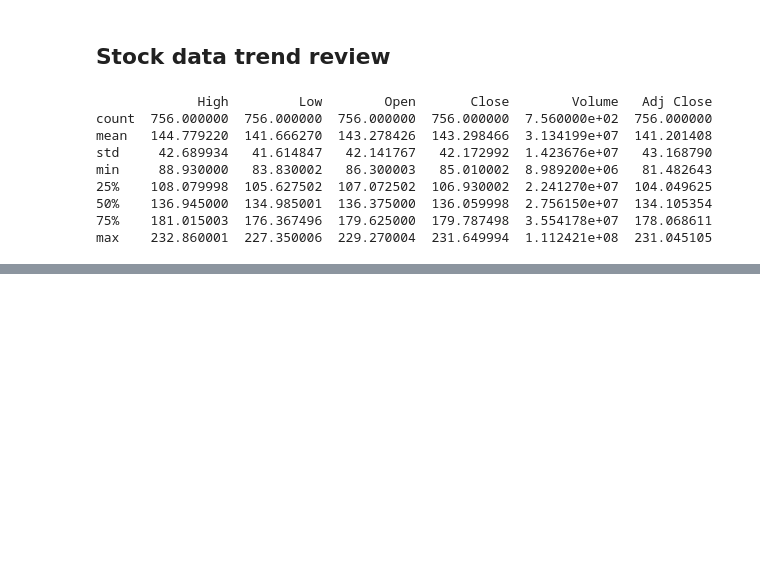
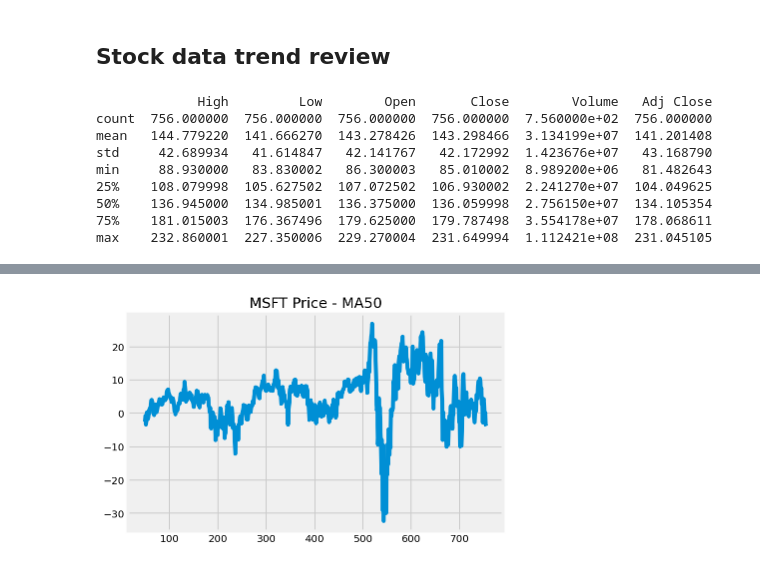
Before and after one commit to maxwillzq/algoTrading, a Jupyter notebook: Portfolio_Optimization_Algo_Trading.ipynb, the cells around one changed output, grey strips where cells are left out. Saved outputs shown, nothing was run; the diff lists cells and outputs as text; code cells hidden in the pictures; blank space fills up the shorter version.

```diff
--- a/Portfolio_Optimization_Algo_Trading.ipynb
+++ b/Portfolio_Optimization_Algo_Trading.ipynb
@@ -100,6 +100,38 @@ def draw_moving_average_plot(df, param={}):
   #fig.savefig('AAPL_plot.png', dpi=300)
   plt.show()
   print(df.tail())
+
+def draw_price_to_ma_distance(df, stock_name, param={}):
+  ma = 50
+  if "MA" in param:
+    ma = param["MA"]
+  df['MA' + str(ma)] = df['Adj Close'].rolling(ma).mean()
+  plt.plot(df.index, df['Adj Close'] - df['MA' + str(ma)])
+  plt.title(f"{stock_name} Price - MA{ma}" )
+  plt.show()
+
+
+from scipy.stats import linregress
+def indicator_2(df,param={}):
+
+  def momentum(closes):
+      returns = np.log(closes)
+      x = np.arange(len(returns))
+      slope, _, rvalue, _, _ = linregress(x, returns)
+      return ((1 + slope) ** 252) * (rvalue ** 2)  # annualize slope and multiply by R^2
+
+  MA = 90
+  if 'MA' in param:
+    MA = param['MA']
+  result = df.rolling(MA).apply(momentum, raw=False)
+  return result
+
+def indicator_1(df, param={}):
+  MA = 50
+  if 'MA' in param:
+    MA = param['MA']
+  result =  (df['Adj Close'] - df['Adj Close'].rolling(MA).mean())/df['Adj Close'] * 100
+  return result
 # %% [markdown]
 ## Stock data trend review
 # %%
@@ -140,3 +172,7 @@ draw_moving_average_plot(df)
 755  2021-01-15  214.509995  212.029999  ...  219.084998  216.474316  202.520941
 
 [5 rows x 10 columns]
+# %%
+draw_price_to_ma_distance(df, stock_name, {'MA': 50})
+# %% [output]
+[figure, added]
```
Also changed, not shown: parts of 6 cells of this notebook.
